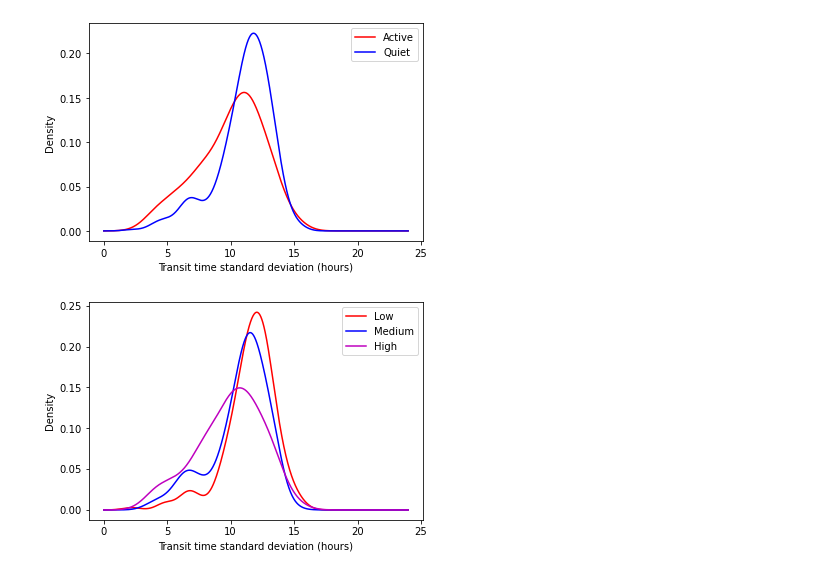
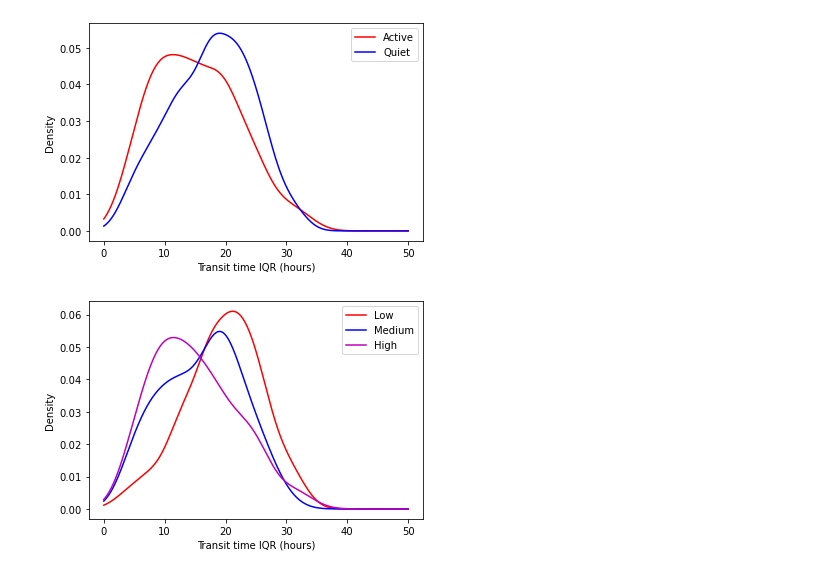
Before and after one commit to LukeBarnard/CME_transit_climatology, a Jupyter notebook: code/transit_time_analysis.ipynb, the cells around one changed output. Saved outputs shown, nothing was run; the diff lists cells and outputs as text; code cells hidden in the pictures.

```diff
--- a/code/transit_time_analysis.ipynb
+++ b/code/transit_time_analysis.ipynb
@@ -158,0 +163,16 @@ fig.savefig('transit_time_time_series.png')
+# %%
+ssn = LoadSSN()
+cr_time = carrington_rotation_time(cr_arr+0.5)
+
+fig, ax = plt.subplots(4, 1, figsize=(20,8))
+ax[2].plot(cr_arr, transit_avg, 'k-')
+ax[3].plot(cr_arr, transit_var, 'k-')
+ax[1].set_xlabel('Carrington Rotation number')
+ax[0].set_ylabel('Mean transit time (hours)')
+ax[1].set_ylabel('Transit time standard deviation (hours)')
+for a in ax:
+    a.set_xlim(cr_arr.min(), cr_arr.max())
+
+ax[0].set_xticklabels([])
+fig.subplots_adjust(left=0.05, bottom=0.1, right=0.99, top=0.99, hspace=0.01)
+fig.savefig('transit_time_time_series.png')
@@ -160,56 +190,51 @@ fig.savefig('transit_time_time_series.png')
 cr_time = carrington_rotation_time(cr_arr+0.5)
 cr_sc_num, cr_sc_phase, cr_sc_state, cr_sc_risefall = calc_solar_cycle_phase(cr_time.jd)
 
-transit_active = transit_std[cr_sc_state==1]
-transit_quiet = transit_std[cr_sc_state==-1]
-# Only keep non-nan values
-transit_active = transit_active[np.isfinite(transit_active)]
-transit_quiet = transit_quiet[np.isfinite(transit_quiet)]
-
+transit_active = transit_var[cr_sc_state==1]
+transit_quiet = transit_var[cr_sc_state==-1]
 
 fig, ax = plt.subplots()
-x = np.arange(0, 24, 0.01)
+x = np.arange(0, 50, 0.01)
 colors = {'Active': 'r', 'Quiet': 'b'}
 for label, values in zip(['Active', 'Quiet'], [transit_active, transit_quiet]):
-    kernel = gaussian_kde(values)
+    kernel = st.gaussian_kde(values)
     density = kernel(x)
     ax.plot(x, density,'-',color=colors[label], label=label)
 
 ax.legend()
-ax.set_xlabel('Transit time standard deviation (hours)')
+ax.set_xlabel('Transit time IQR (hours)')
 ax.set_ylabel('Density')
 fig.savefig('transit_time_phase_distributions.png')
 # %% [output]
-[figure, old version]
+[figure, new version]
 # %%
 ssn = LoadSSN()
 
 cr_time = carrington_rotation_time(cr_arr+0.5)
 
 # interpolate SAI values onto cr_time julian dates
 transits_sai = np.interp(cr_time.jd, ssn['jd'], ssn['sai'])
 
 terciles = np.quantile(transits_sai, [0.333,0.666])
 id_low = transits_sai <= terciles[0]
 id_mid = (transits_sai > terciles[0]) & (transits_sai <= terciles[1])
 id_high = transits_sai > terciles[1]
 
 activity_levels = ['Low', 'Medium', 'High']
 colors = ['r', 'b', 'm']
 activity_cols = {a:c for a,c in zip(activity_levels, colors)}
-x = np.arange(0, 24, 0.01)
+x = np.arange(0, 50, 0.01)
 
 fig, ax = plt.subplots()
 for label, id_level in zip(activity_levels,[id_low, id_mid, id_high]):
-    transit_sub = transit_std[id_level]
-    transit_sub = transit_sub[np.isfinite(transit_sub)]
-    kernel = gaussian_kde(transit_sub)
+    transit_sub = transit_var[id_level]
+    kernel = st.gaussian_kde(transit_sub)
     density = kernel(x)
     ax.plot(x, density,'-',color=activity_cols[label], label=label)
 
 ax.legend()
-ax.set_xlabel('Transit time standard deviation (hours)')
+ax.set_xlabel('Transit time IQR (hours)')
 ax.set_ylabel('Density')
-fig.savefig('transit_time_sai_distributions.png')
+fig.savefig('transit_time_sai_IQR_distributions.png')
 # %% [output]
-[figure, old version]
+[figure, new version]
```
Also changed, not shown: parts of 8 cells of this notebook, 1 other file.
